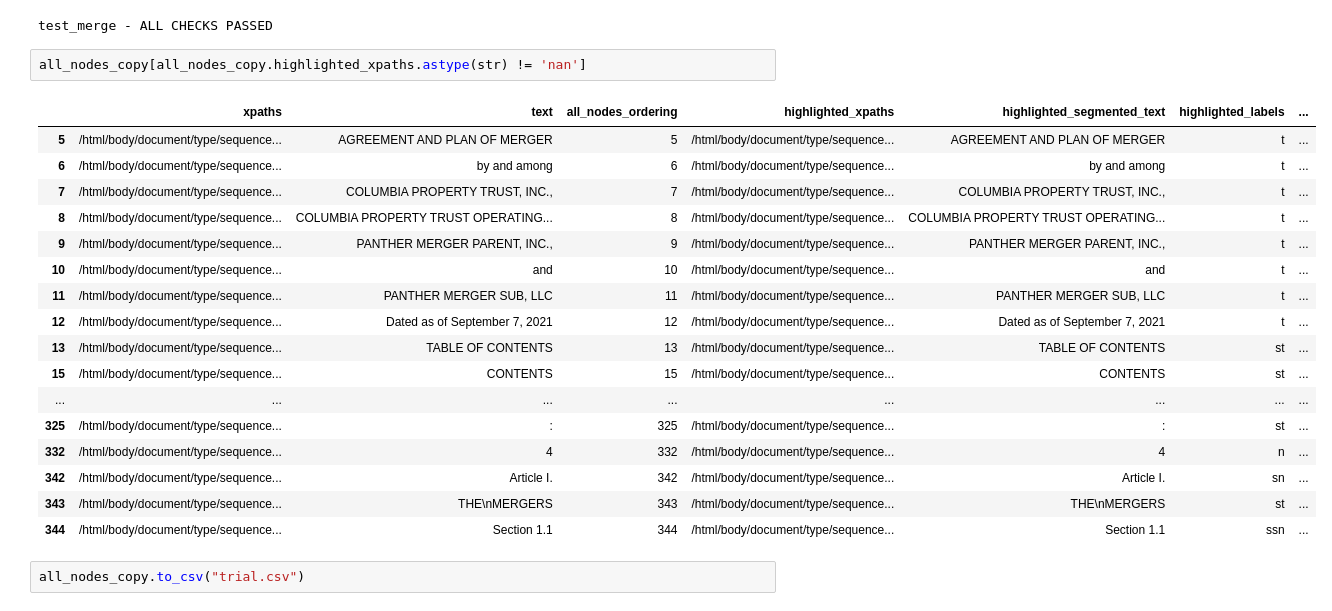
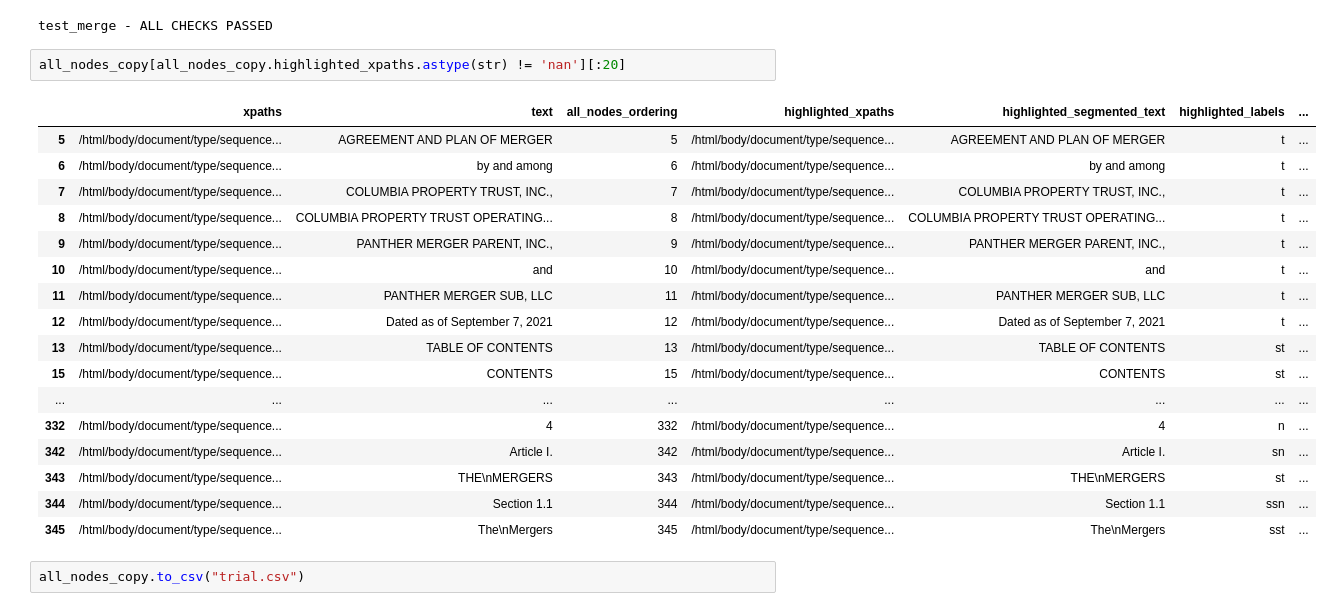
Before and after one commit to pranabislam/contract_labeler, a Jupyter notebook: postprocess_contract_v8.ipynb, the cells around one changed output. Saved outputs shown, nothing was run; the diff lists cells and outputs as text.

Commit message:
Changed highlight node order

```diff
--- a/postprocess_contract_v8.ipynb
+++ b/postprocess_contract_v8.ipynb
@@ -203,25 +198,25 @@ postprocessor_tests.test_merge(all_nodes_copy, dropped_highlight_df, all_nodes_c
 # %% [output]
 test_merge - ALL CHECKS PASSED
 # %%
-all_nodes_copy[all_nodes_copy.highlighted_xpaths.astype(str) != 'nan']
+all_nodes_copy[all_nodes_copy.highlighted_xpaths.astype(str) != 'nan'][:20]
 # %% [output]
 |  | xpaths | text | all_nodes_ordering | highlighted_xpaths | highlighted_segmented_text | highlighted_labels | ... |
 | 5 | /html/body/document/type/sequence... | AGREEMENT AND PLAN OF MERGER | 5 | /html/body/document/type/sequence... | AGREEMENT AND PLAN OF MERGER | t | ... |
 | 6 | /html/body/document/type/sequence... | by and among | 6 | /html/body/document/type/sequence... | by and among | t | ... |
 | 7 | /html/body/document/type/sequence... | COLUMBIA PROPERTY TRUST, INC., | 7 | /html/body/document/type/sequence... | COLUMBIA PROPERTY TRUST, INC., | t | ... |
 | 8 | /html/body/document/type/sequence... | COLUMBIA PROPERTY TRUST OPERATING... | 8 | /html/body/document/type/sequence... | COLUMBIA PROPERTY TRUST OPERATING... | t | ... |
 | 9 | /html/body/document/type/sequence... | PANTHER MERGER PARENT, INC., | 9 | /html/body/document/type/sequence... | PANTHER MERGER PARENT, INC., | t | ... |
 | 10 | /html/body/document/type/sequence... | and | 10 | /html/body/document/type/sequence... | and | t | ... |
 | 11 | /html/body/document/type/sequence... | PANTHER MERGER SUB, LLC | 11 | /html/body/document/type/sequence... | PANTHER MERGER SUB, LLC | t | ... |
 | 12 | /html/body/document/type/sequence... | Dated as of September 7, 2021 | 12 | /html/body/document/type/sequence... | Dated as of September 7, 2021 | t | ... |
 | 13 | /html/body/document/type/sequence... | TABLE OF CONTENTS | 13 | /html/body/document/type/sequence... | TABLE OF CONTENTS | st | ... |
 | 15 | /html/body/document/type/sequence... | CONTENTS | 15 | /html/body/document/type/sequence... | CONTENTS | st | ... |
 | ... | ... | ... | ... | ... | ... | ... | ... |
-| 325 | /html/body/document/type/sequence... | : | 325 | /html/body/document/type/sequence... | : | st | ... |
 | 332 | /html/body/document/type/sequence... | 4 | 332 | /html/body/document/type/sequence... | 4 | n | ... |
 | 342 | /html/body/document/type/sequence... | Article I. | 342 | /html/body/document/type/sequence... | Article I. | sn | ... |
 | 343 | /html/body/document/type/sequence... | THE\nMERGERS | 343 | /html/body/document/type/sequence... | THE\nMERGERS | st | ... |
 | 344 | /html/body/document/type/sequence... | Section 1.1 | 344 | /html/body/document/type/sequence... | Section 1.1 | ssn | ... |
+| 345 | /html/body/document/type/sequence... | The\nMergers | 345 | /html/body/document/type/sequence... | The\nMergers | sst | ... |
 # %%
 all_nodes_copy.to_csv("trial.csv")
 # %% [markdown]
```
Also changed, not shown: parts of 6 cells of this notebook, 1 other file.
